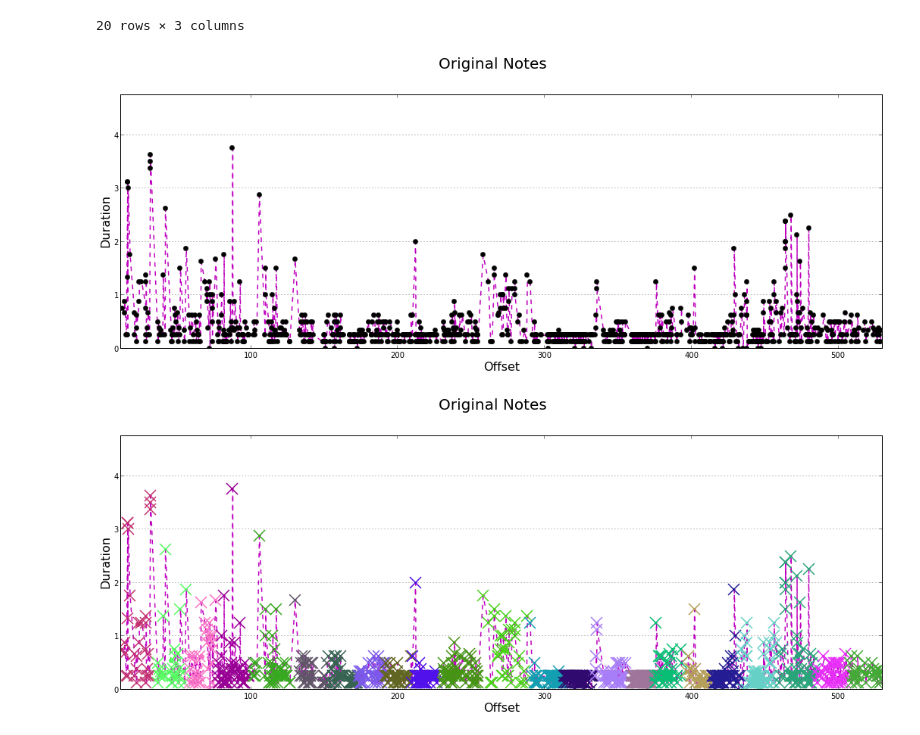
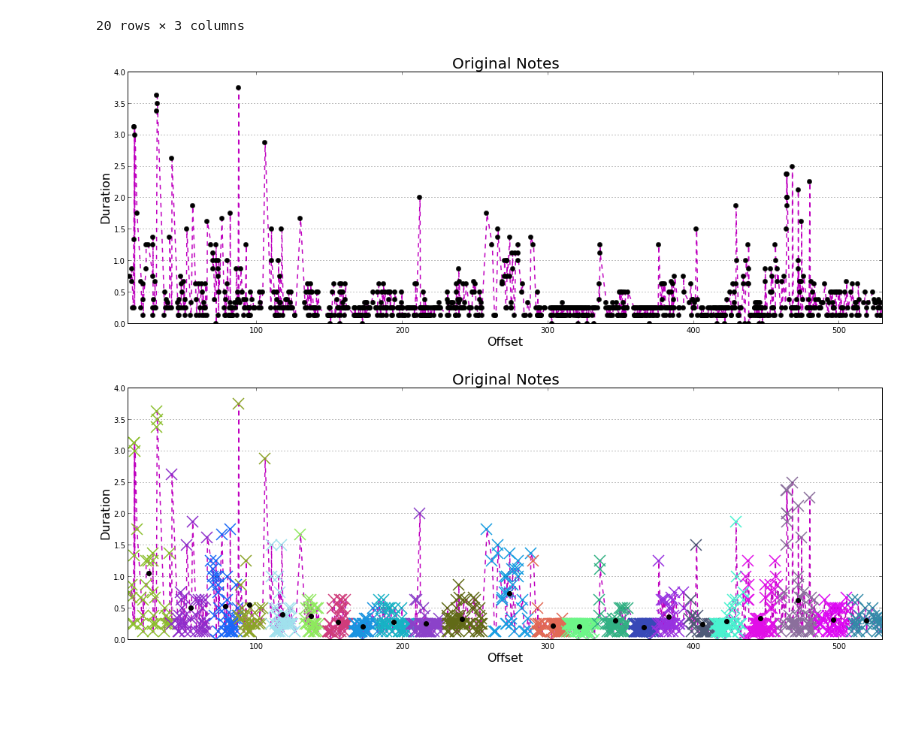
Before and after one commit to evancchow/jazzml, a Jupyter notebook: oscar/oscar2/Oscar - Original Visualization.ipynb, the cells around one changed output. Cells and saved outputs as stored; diff of their text form; code cells hidden in the pictures; blank space fills up the shorter version.

```diff
--- a/oscar/oscar2/Oscar - Original Visualization.ipynb
+++ b/oscar/oscar2/Oscar - Original Visualization.ipynb
@@ -78,49 +80,44 @@ def plotTiming(data, labels=None, clustercenters=None):
             cx = i[0]
             cy = i[1]
             color = clusterCodes[currColorIx]
-            plt.plot(cx, cy, 'o', mew=0, color=color, ms=7.5)
-
-#             print "Centroid: ", cx, cy
-            # plot lines to cluster points
-#             for ix, (x, y) in enumerate(zip(dx, dy)):
-#                 if labels[ix] == currColorIx:
-#                     print labels[ix], currColorIx
-#                     print "(%s,%s)-->(%s,%s)" % (cx, cy, x, y)
-#                     plt.plot([cx, cy], [x, y], 'k--')
+            plt.plot(cx, cy, 'ko', mew=0, ms=7.5) # plot black. same color: color=color
 
     # plot the ticks if under certain # of points
     if numberofitems <= 100:
         plt.xticks(range(0, int(max(dx)) + 1))
 
     # Annotate with note data only if under certain # of points
     # (Otherwise, it gets too messy!)
     if numberofitems <= 100 and labels is None:
         for note, offset, length in izip(dn, dx, dy):
             plt.annotate(note, xy=(offset, length), color='g')
 
     # Set xticks on top
     fig = plt.gcf()
     ax = plt.gca()
     if numberofitems <= 100:
         ax.xaxis.set_tick_params(labeltop='on')
 
     # Enter title
-    plt.text(max(dx) / 2, max(dy) + 1.5, 'Original Notes', fontsize=20, horizontalalignment='center')
+    if numberofitems <= 100:
+        plt.text(max(dx) / 2, max(dy) + 1.5, 'Original Notes', fontsize=20, horizontalalignment='center')
+    else:
+        plt.title('Original Notes', fontsize=20, horizontalalignment='center')
 
     # set fig limits, size, and other display things
-    plt.ylim([0, max(dy) + 1])
+    plt.ylim([0, max(dy)+ 0.25])
     plt.xlim([min(dx) - 1, max(dx) + 1])
     plt.ylabel('Duration', fontsize=16)
     plt.xlabel('Offset', fontsize=16)
     plt.grid()
     fig = plt.gcf()
     fig.set_size_inches(18, 6)
     # plt.xkcd()
     ax.xaxis.grid(False)
 
 plotTiming(oscar2)
 # %% [output]
-[figure, old version]
+[figure, new version]
 # %%
 notesX = oscar2["Offset"].reshape(-1, 1)
 notesY = oscar2["Len"].reshape(-1, 1)
@@ -131,4 +129,4 @@ km = KMeans(n_clusters=int(np.sqrt(len(notesX) / 2)))
 km.fit(notesXY)
 plotTiming(oscar2, labels=km.labels_, clustercenters=km.cluster_centers_)
 # %% [output]
-[figure, old version]
+[figure, new version]
```
Also changed, not shown: parts of 6 cells of this notebook, 2 other files.
